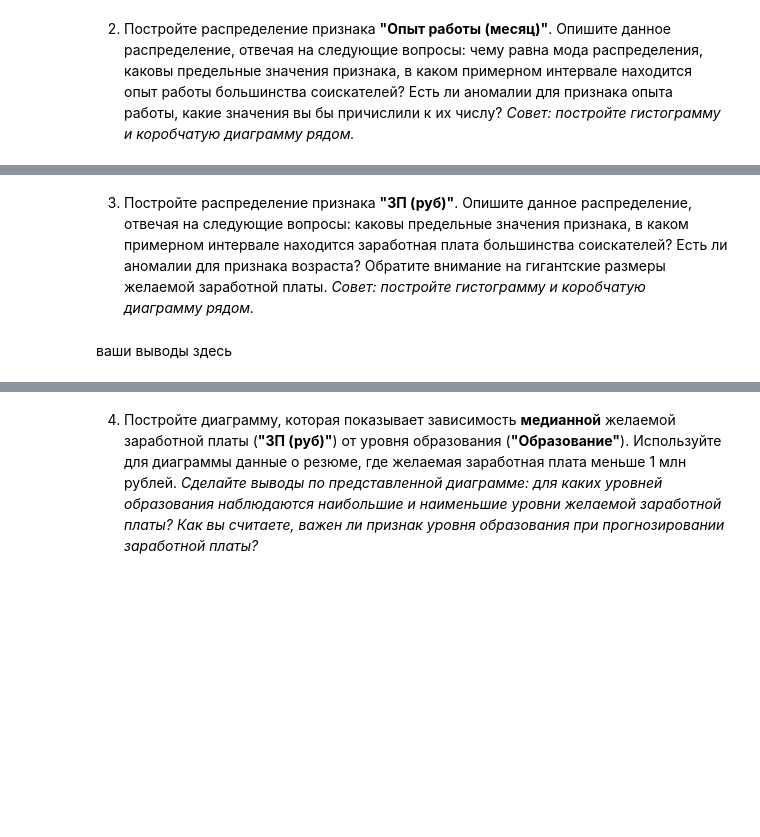
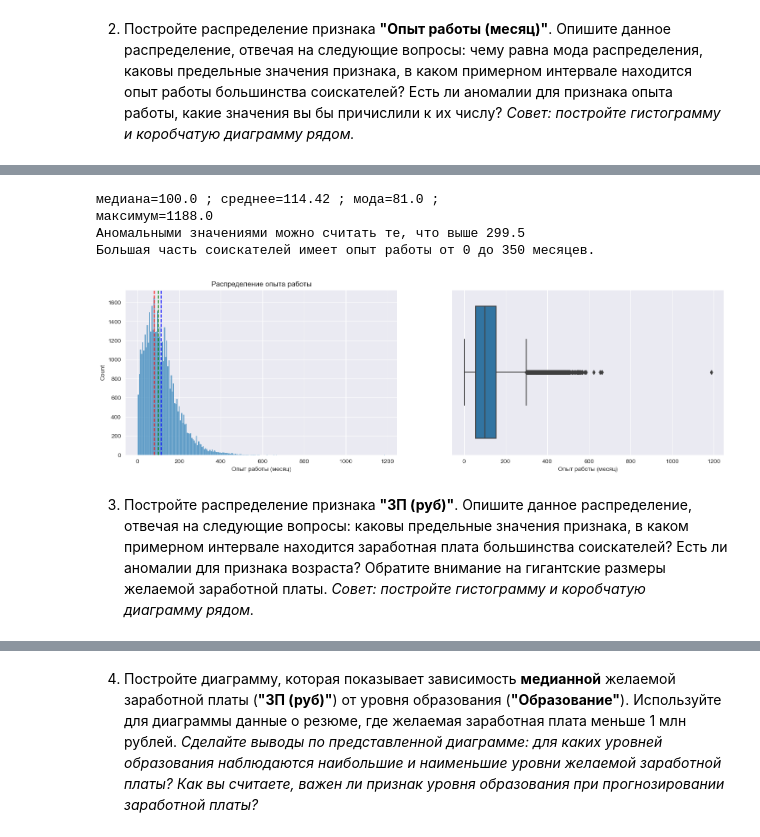
Before and after one commit to HinkevichRoadToDs/HeadHunter-PJ-, a Jupyter notebook: Project-1. Ноутбук-шаблон.ipynb, the cells around one changed output, grey strips where cells are left out. Saved outputs shown, nothing was run; the diff lists cells and outputs as text; code cells hidden in the pictures; blank space fills up the shorter version.

```diff
--- a/Project-1. Ноутбук-шаблон.ipynb
+++ b/Project-1. Ноутбук-шаблон.ipynb
@@ -415,3 +436,30 @@ dtype: object
+# %%
+fig, axes = plt.subplots(1, 2, figsize=(18, 5))
+hist_ = sns.histplot(df['Опыт работы (месяц)'], kde=False, ax=axes[0])
+mode = df['Опыт работы (месяц)'].mode()[0]
+median = df['Опыт работы (месяц)'].median()
+mean = df['Опыт работы (месяц)'].mean()
+hist_.axvline(mode, color='r', linestyle='--')
+hist_.axvline(median, color='g', linestyle='--')
+hist_.axvline(mean, color='b', linestyle='--')
+hist_.set_title('Распределение опыта работы')
+sns.boxplot(x=df['Опыт работы (месяц)'], ax=axes[1]);
+Q1 = df['Опыт работы (месяц)'].quantile(0.25)
+Q3 = df['Опыт работы (месяц)'].quantile(0.75)
+IQR = Q3 - Q1
+upper_bound = Q3 + 1.5 * IQR
+print(f'''
+медиана={median} ; среднее={mean:0.2f} ; мода={mode} ;
+максимум={df['Опыт работы (месяц)'].max()}
+Аномальными значениями можно считать те, что выше {upper_bound}
+Большая часть соискателей имеет опыт работы от 0 до 350 месяцев.
+''')
+# %% [output]
+медиана=100.0 ; среднее=114.42 ; мода=81.0 ;
+максимум=1188.0
+Аномальными значениями можно считать те, что выше 299.5
+Большая часть соискателей имеет опыт работы от 0 до 350 месяцев.
+[figure, added]
 # %% [markdown]
 3. Постройте распределение признака **"ЗП (руб)"**. Опишите данное распределение, отвечая на следующие вопросы: каковы предельные значения признака, в каком примерном интервале находится заработная плата большинства соискателей? Есть ли аномалии для признака возраста? Обратите внимание на гигантские размеры желаемой заработной платы.
 *Совет: постройте гистограмму и коробчатую диаграмму рядом.*
@@ -420,2 +465,0 @@ dtype: object
-# %% [markdown]
-ваши выводы здесь
```
Also changed, not shown: parts of 54 cells of this notebook.
